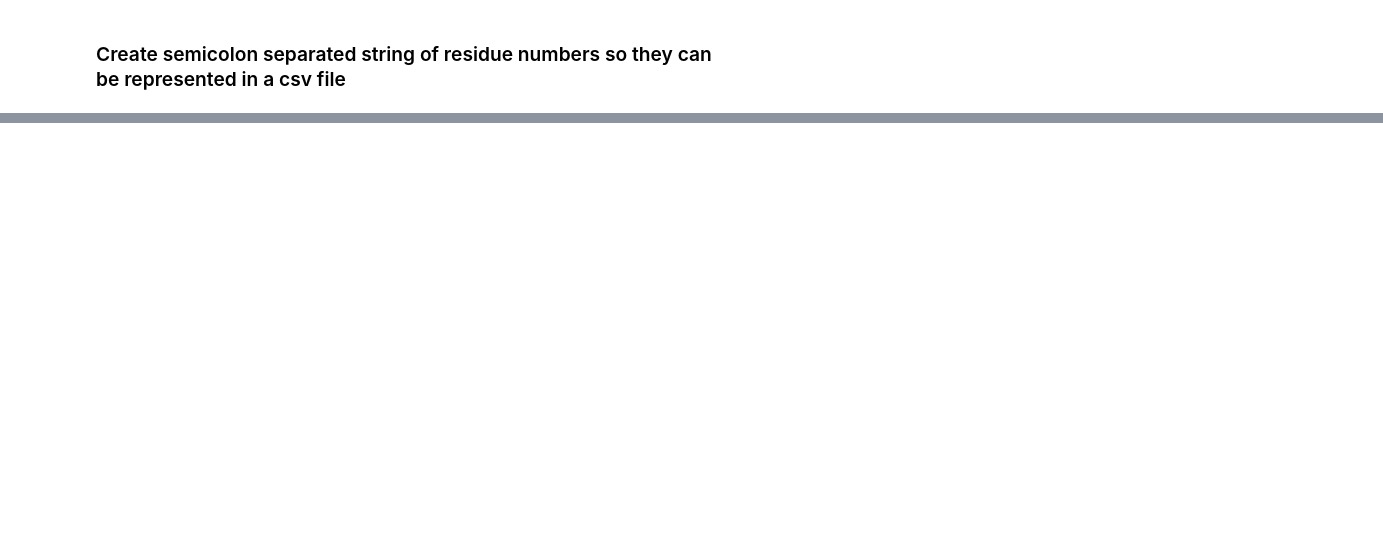
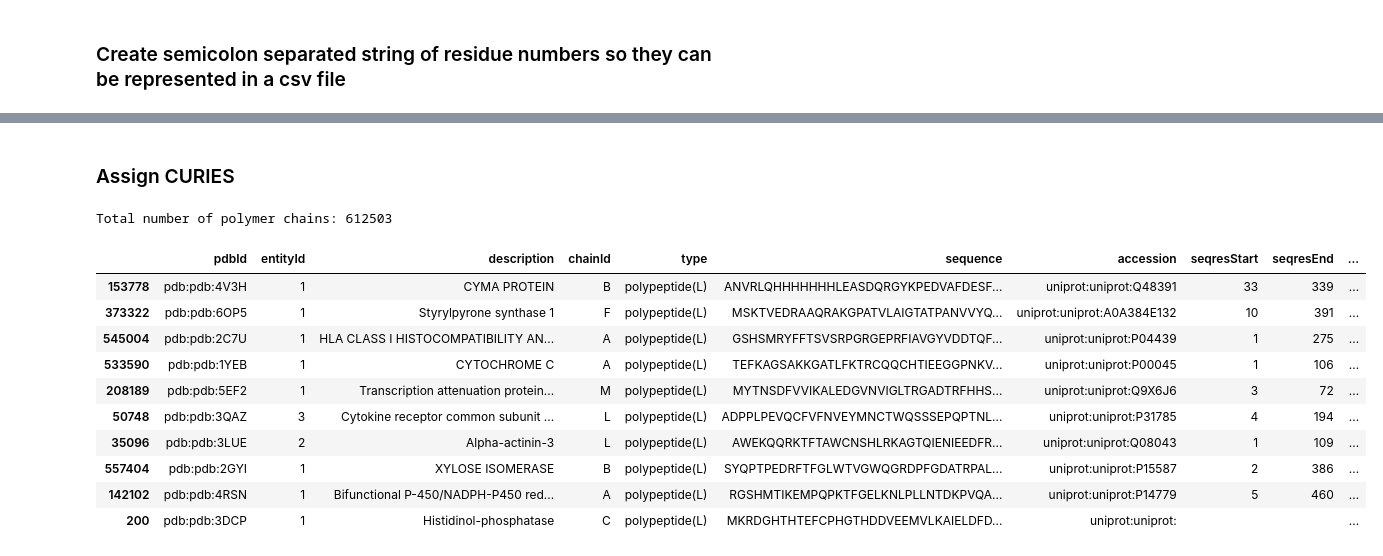
Before and after one commit to covid-19-net/covid-19-community, a Jupyter notebook: notebooks/dataprep/01f-PDBStructure.ipynb, the cells around one changed output, grey strips where cells are left out. Cells and saved outputs as stored; diff of their text form; code cells hidden in the pictures; blank space fills up the shorter version.

```diff
--- a/notebooks/dataprep/01f-PDBStructure.ipynb
+++ b/notebooks/dataprep/01f-PDBStructure.ipynb
@@ -139,0 +191,2 @@ structures.to_csv(NEO4J_IMPORT / "01f-PDBStructure.csv", index=False)
+# %%
+df_chain = pd.merge(df_entity, df_poly, on=['pdbId', 'entityId'])
@@ -228,0 +282,5 @@ chains.tail()
+# %%
+chains = df_chain.merge(chains, on=['pdbId', 'chainId'], how='left')
+chains.fillna('', inplace=True)
+# %% [markdown]
+### Assign CURIES
@@ -229,2 +291,20 @@ chains.tail()
+# %%
+print("Total number of polymer chains:", chains.shape[0])
+# %% [output]
+Total number of polymer chains: 612503
+# %%
+chains.sample(10)
+# %% [output]
+|  | pdbId | entityId | description | chainId | type | sequence | accession | seqresStart | seqresEnd | ... |
+| 153778 | pdb:pdb:4V3H | 1 | CYMA PROTEIN | B | polypeptide(L) | ANVRLQHHHHHHHLEASDQRGYKPEDVAFDESF... | uniprot:uniprot:Q48391 | 33 | 339 | ... |
+| 373322 | pdb:pdb:6OP5 | 1 | Styrylpyrone synthase 1 | F | polypeptide(L) | MSKTVEDRAAQRAKGPATVLAIGTATPANVVYQ... | uniprot:uniprot:A0A384E132 | 10 | 391 | ... |
+| 545004 | pdb:pdb:2C7U | 1 | HLA CLASS I HISTOCOMPATIBILITY AN... | A | polypeptide(L) | GSHSMRYFFTSVSRPGRGEPRFIAVGYVDDTQF... | uniprot:uniprot:P04439 | 1 | 275 | ... |
+| 533590 | pdb:pdb:1YEB | 1 | CYTOCHROME C | A | polypeptide(L) | TEFKAGSAKKGATLFKTRCQQCHTIEEGGPNKV... | uniprot:uniprot:P00045 | 1 | 106 | ... |
+| 208189 | pdb:pdb:5EF2 | 1 | Transcription attenuation protein... | M | polypeptide(L) | MYTNSDFVVIKALEDGVNVIGLTRGADTRFHHS... | uniprot:uniprot:Q9X6J6 | 3 | 72 | ... |
+| 50748 | pdb:pdb:3QAZ | 3 | Cytokine receptor common subunit ... | L | polypeptide(L) | ADPPLPEVQCFVFNVEYMNCTWQSSSEPQPTNL... | uniprot:uniprot:P31785 | 4 | 194 | ... |
+| 35096 | pdb:pdb:3LUE | 2 | Alpha-actinin-3 | L | polypeptide(L) | AWEKQQRKTFTAWCNSHLRKAGTQIENIEEDFR... | uniprot:uniprot:Q08043 | 1 | 109 | ... |
+| 557404 | pdb:pdb:2GYI | 1 | XYLOSE ISOMERASE | B | polypeptide(L) | SYQPTPEDRFTFGLWTVGWQGRDPFGDATRPAL... | uniprot:uniprot:P15587 | 2 | 386 | ... |
+| 142102 | pdb:pdb:4RSN | 1 | Bifunctional P-450/NADPH-P450 red... | A | polypeptide(L) | RGSHMTIKEMPQPKTFGELKNLPLLNTDKPVQA... | uniprot:uniprot:P14779 | 5 | 460 | ... |
+| 200 | pdb:pdb:3DCP | 1 | Histidinol-phosphatase | C | polypeptide(L) | MKRDGHTHTEFCPHGTHDDVEEMVLKAIELDFD... | uniprot:uniprot: |  |  | ... |
 # %%
 chains.to_csv(NEO4J_IMPORT / "01f-PDBChain.csv", index=False)
```
Also changed, not shown: parts of 36 cells of this notebook, 1 other file.
